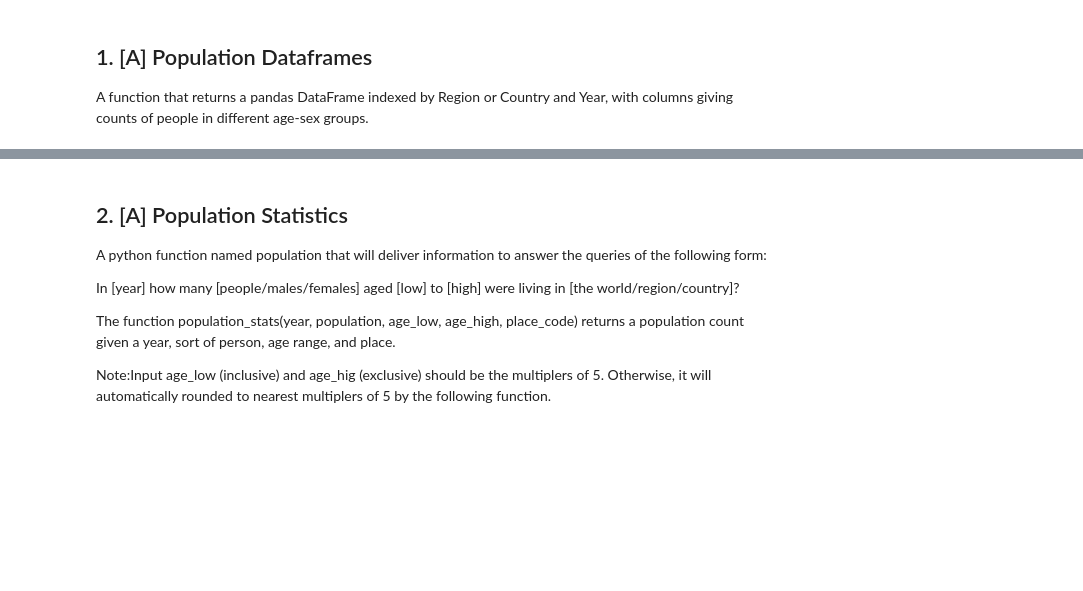
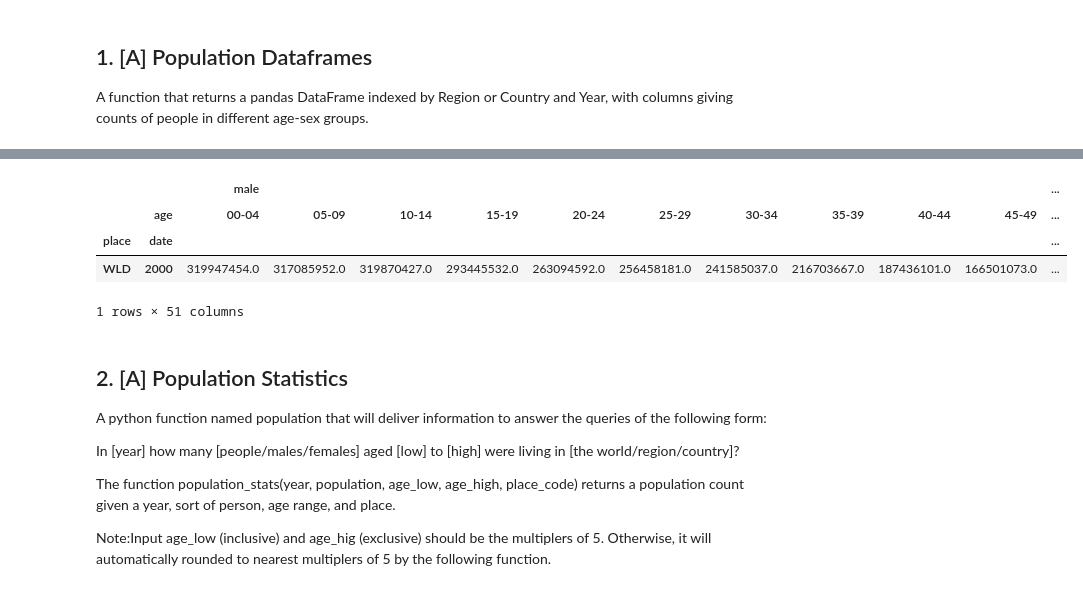
Before and after one commit to malenabuffagni/JudithBlake, a Jupyter notebook: Project_1.ipynb, the cells around one changed output, grey strips where cells are left out. Saved outputs shown, nothing was run; the diff lists cells and outputs as text; code cells hidden in the pictures; blank space fills up the shorter version.

```diff
--- a/Project_1.ipynb
+++ b/Project_1.ipynb
@@ -153,0 +131,3 @@ world_pop
+# %%
+world_pop = population_df(year=2000, sex='all', age_range=(0, 80), place_code='WLD')
+world_pop
@@ -154,3 +154,12 @@ world_pop
+# %%
+world_pop_1=world_pop.reset_index().set_index(['place','date','age']).unstack('age')
+world_pop_1
+# %% [output]
+|  |  | male |  |  |  |  |  |  |  |  |  | ... |
+|  | age | 00-04 | 05-09 | 10-14 | 15-19 | 20-24 | 25-29 | 30-34 | 35-39 | 40-44 | 45-49 | ... |
+| place | date |  |  |  |  |  |  |  |  |  |  | ... |
+| WLD | 2000 | 319947454.0 | 317085952.0 | 319870427.0 | 293445532.0 | 263094592.0 | 256458181.0 | 241585037.0 | 216703667.0 | 187436101.0 | 166501073.0 | ... |
+1 rows × 51 columns
 # %% [markdown]
 ## 2. [A] Population Statistics
 A python function named population that will deliver information to answer the queries of the following form:
```
Also changed, not shown: parts of 13 cells of this notebook.
